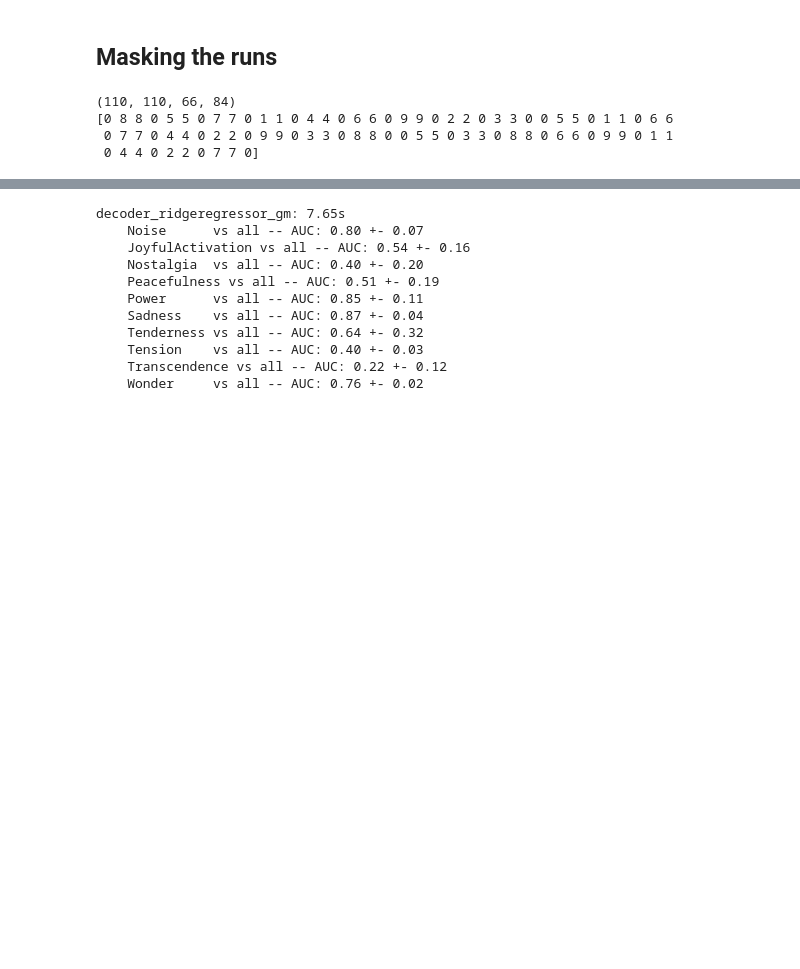
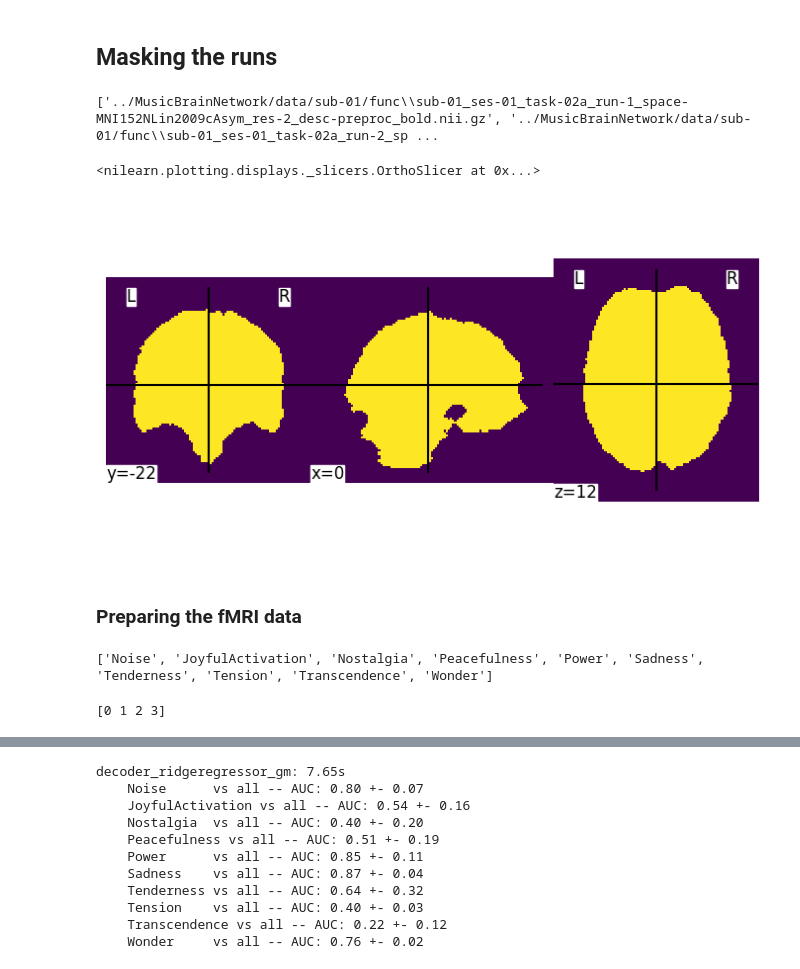
Before and after one commit to GalhardoCorreia/MusicBrainNetwork, a Jupyter notebook: classifier-test.ipynb, the cells around one changed output, grey strips where cells are left out. Drawn from its saved outputs; the diff is of its cells as text; code cells hidden in the pictures; blank space fills up the shorter version.

```diff
--- a/classifier-test.ipynb
+++ b/classifier-test.ipynb
@@ -455,2 +400,18 @@ print(run_label)
 # %% [markdown]
 ## Masking the runs
+# %%
+c_func_runs = [os.path.join(Directory_func, f) for f in func_runs]
+print(c_func_runs)
+# %% [output]
+['../MusicBrainNetwork/data/sub-01/func\\sub-01_ses-01_task-02a_run-1_space-MNI152NLin2009cAsym_res-2_desc-preproc_bold.nii.gz', '../MusicBrainNetwork/data/sub-01/func\\sub-01_ses-01_task-02a_run-2_sp ...
+# %%
+from nilearn.masking import compute_epi_mask, compute_multi_epi_mask
+
+mask_img = compute_multi_epi_mask(c_func_runs)
+# %%
+plot_img(mask_img)
+# %% [output]
+<nilearn.plotting.displays._slicers.OrthoSlicer at 0x...>
+[figure, added]
+# %% [markdown]
+### Preparing the fMRI data
@@ -499,8 +455,29 @@ y = np.concatenate([merged_vectors_dictionary[1], merged_vectors_dictionary[2],
-# %%
-print(X.shape)
-print(y)
-# %% [output]
-(110, 110, 66, 84)
-[0 8 8 0 5 5 0 7 7 0 1 1 0 4 4 0 6 6 0 9 9 0 2 2 0 3 3 0 0 5 5 0 1 1 0 6 6
- 0 7 7 0 4 4 0 2 2 0 9 9 0 3 3 0 8 8 0 0 5 5 0 3 3 0 8 8 0 6 6 0 9 9 0 1 1
- 0 4 4 0 2 2 0 7 7 0]
+# %%
+#Labels
+labels_dict = {
+    1: 'JoyfulActivation',
+    2: 'Noise',
+    3: 'Nostalgia',
+    4: 'Peacefulness',
+    5: 'Power',
+    6: 'Sadness',
+    7: 'Tenderness',
+    8: 'Tension',
+    9: 'Transcendence',
+    10: 'Wonder'
+}
+
+# Obter os rótulos únicos
+labels = np.unique(list(labels_dict.values()))
+
+# Converter para lista para reordenar
+labels = list(labels)
+
+# Colocar 'Noise' na primeira posição, se existir
+if 'Noise' in labels:
+    labels.remove('Noise')
+    labels.insert(0, 'Noise')
+
+print(labels)
+# %% [output]
+['Noise', 'JoyfulActivation', 'Nostalgia', 'Peacefulness', 'Power', 'Sadness', 'Tenderness', 'Tension', 'Transcendence', 'Wonder']
@@ -506,0 +510,7 @@ print(y)
+# %%
+runs_group = list(run_label)
+
+# unique values in runs_group
+print(np.unique(runs_group))
+# %% [output]
+[0 1 2 3]
```
Also changed, not shown: parts of 65 cells of this notebook, 10 other files.
